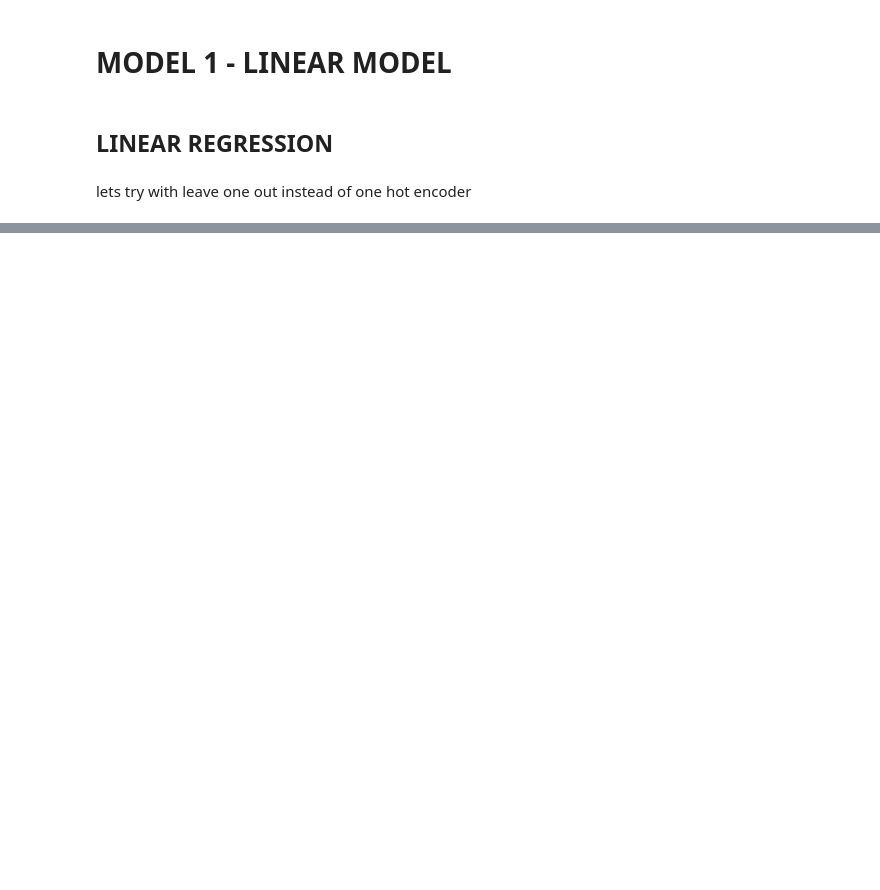
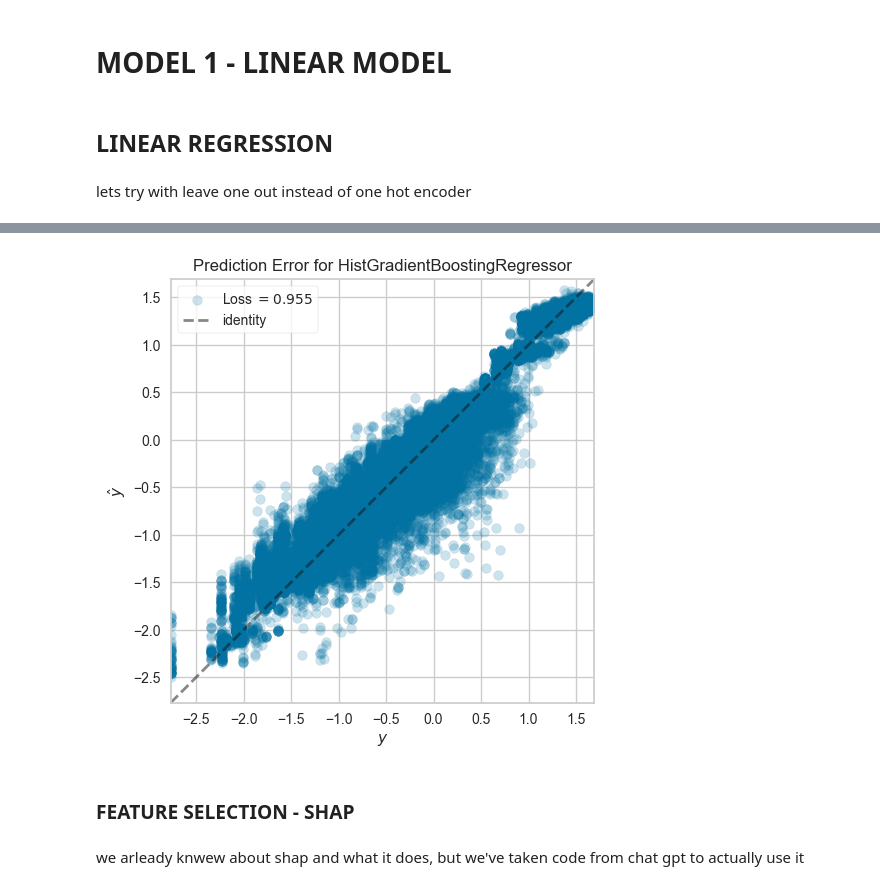
Before and after one commit to baldogiovine/763691, a Jupyter notebook: flights_provola.ipynb, the cells around one changed output, grey strips where cells are left out. Drawn from its saved outputs; the diff is of its cells as text; code cells hidden in the pictures; blank space fills up the shorter version.

```diff
--- a/flights_provola.ipynb
+++ b/flights_provola.ipynb
@@ -599,0 +676,5 @@ ColumnTransformer(remainder='passthrough',
+# %%
+sns.set(font_scale=0.7)
+plt.subplots(figsize=(25,5), dpi=300)
+sns.heatmap(pd.DataFrame(df_corr.corrwith(df_corr['price']), columns=['price']).T, annot=True, cmap='coolwarm', square=True)
+plt.title('PRICE CORRELATION - PREPROCESSED DATA')
@@ -600,3 +720,27 @@ ColumnTransformer(remainder='passthrough',
+# %%
+#import matplotlib.colors as mcolors
+#my_style = {
+#    'xtick.bottom': True,
+#    'ytick.left': True,
+#    'xtick.labelsize': 12,
+#    'ytick.labelsize': 12,
+#    'axes.edgecolor': 'white',
+#    'text.color': mcolors.to_hex((222/255, 151/255, 228/255)),
+#    'xtick.color': mcolors.to_hex((222/255, 151/255, 228/255)),
+#    'ytick.color': mcolors.to_hex((222/255, 151/255, 228/255)),
+#    'axes.facecolor': 'black',
+#    'axes.labelcolor': mcolors.to_hex((222/255, 151/255, 228/255))
+#}
+
+fig, ax = plt.subplots(figsize=(25,5), dpi=300)
+sns.set_style(style=my_style)
+#sns.set(font_scale=0.7)
+
+#ax.set_facecolor((0,0,0))
+sns.heatmap(mi.T, annot=True, cmap='coolwarm', square=True)
+plt.title('PRICE MUTUAL INFO REGRESSION - PREPROCESSED DATA')
+fig.patch.set_facecolor((0, 0, 0))
+plt.show()
 # %%
 ########
 ########
@@ -784,0 +1056,4 @@ visualizer()
+# %%
+visualizer_ct()
+# %% [output]
+[figure, added]
@@ -784,0 +1067,4 @@ visualizer()
+# %% [markdown]
+### FEATURE SELECTION - SHAP
+# %% [markdown]
+we arleady knwew about shap and what it does, but we've taken code from chat gpt to actually use it
```
Also changed, not shown: parts of 168 cells of this notebook.
